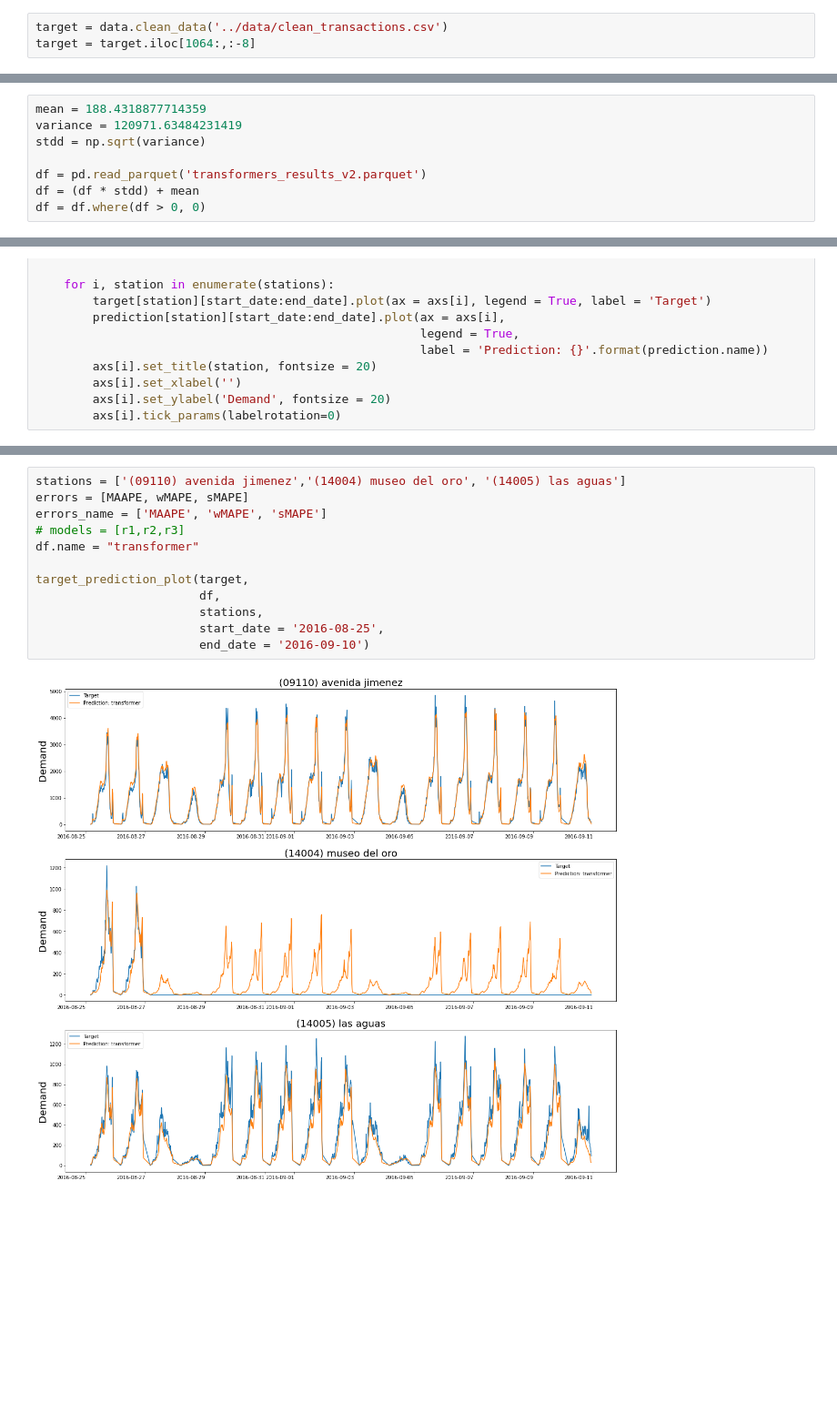
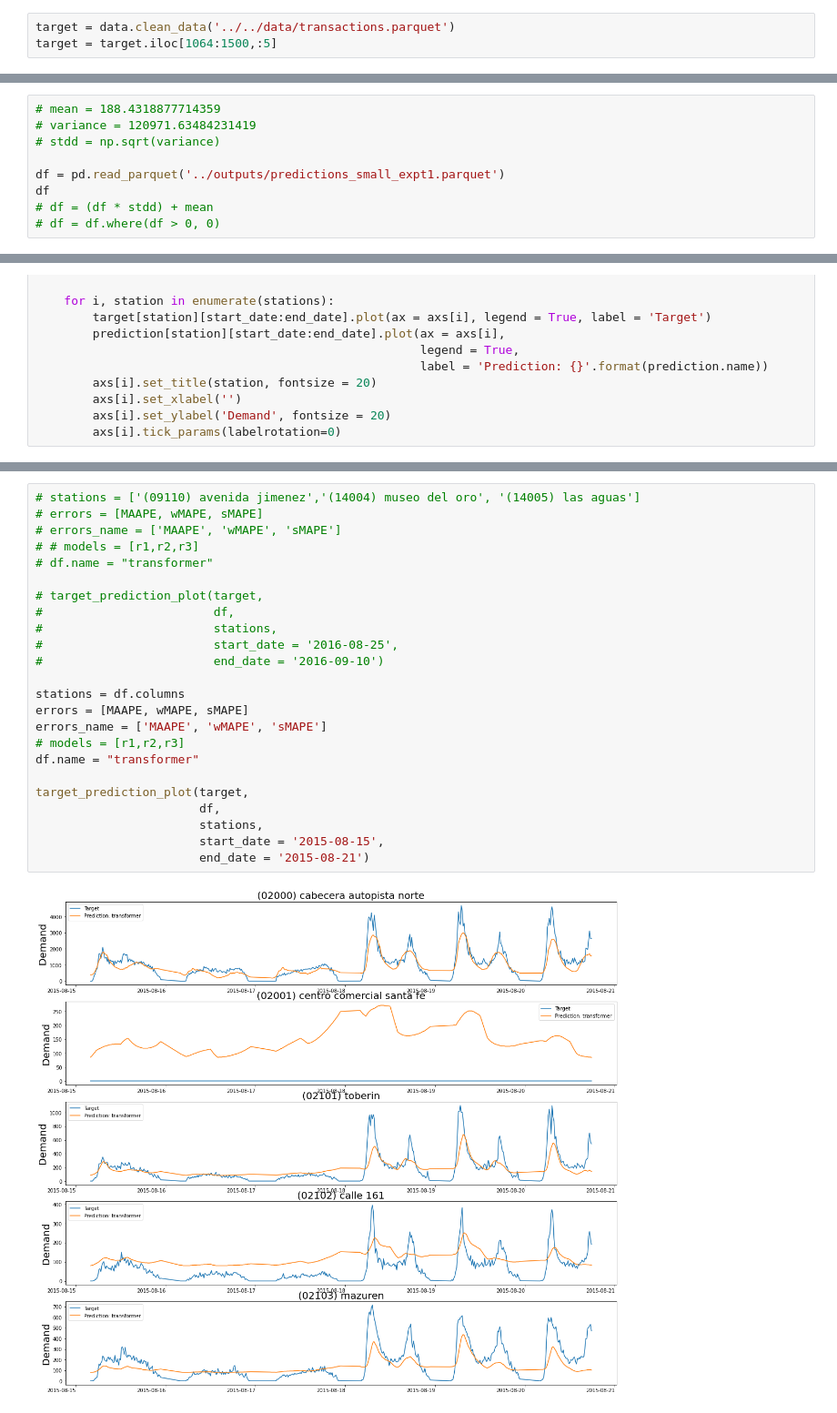
Before and after one commit to jdcaicedo251/transformer_ridership, a Jupyter notebook: transformer_ridership/notebooks/check_results.ipynb, the cells around one changed output, grey strips where cells are left out. Shown at 91% size. Drawn from its saved outputs; the diff is of its cells as text; blank space fills up the shorter version.

```diff
--- a/transformer_ridership/notebooks/check_results.ipynb
+++ b/transformer_ridership/notebooks/check_results.ipynb
@@ -6,3 +13,3 @@ import matplotlib.pyplot as plt
 # %%
-target = data.clean_data('../data/clean_transactions.csv')
-target = target.iloc[1064:,:-8]
+target = data.clean_data('../../data/transactions.parquet')
+target = target.iloc[1064:1500,:5]
@@ -9,8 +33,9 @@ target = target.iloc[1064:,:-8]
 # %%
-mean = 188.4318877714359
-variance = 120971.63484231419
-stdd = np.sqrt(variance)
+# mean = 188.4318877714359
+# variance = 120971.63484231419
+# stdd = np.sqrt(variance)
 
-df = pd.read_parquet('transformers_results_v2.parquet')
-df = (df * stdd) + mean
-df = df.where(df > 0, 0)
+df = pd.read_parquet('../outputs/predictions_small_expt1.parquet')
+df
+# df = (df * stdd) + mean
+# df = df.where(df > 0, 0)
@@ -228,14 +250,26 @@ error_plots(target,
 # %%
-stations = ['(09110) avenida jimenez','(14004) museo del oro', '(14005) las aguas']
+# stations = ['(09110) avenida jimenez','(14004) museo del oro', '(14005) las aguas']
+# errors = [MAAPE, wMAPE, sMAPE]
+# errors_name = ['MAAPE', 'wMAPE', 'sMAPE']
+# # models = [r1,r2,r3]
+# df.name = "transformer"
+
+# target_prediction_plot(target,
+#                        df,
+#                        stations,
+#                        start_date = '2016-08-25',
+#                        end_date = '2016-09-10')
+
+stations = df.columns
 errors = [MAAPE, wMAPE, sMAPE]
 errors_name = ['MAAPE', 'wMAPE', 'sMAPE']
 # models = [r1,r2,r3]
 df.name = "transformer"
 
 target_prediction_plot(target,
                        df,
                        stations,
-                       start_date = '2016-08-25',
-                       end_date = '2016-09-10')
+                       start_date = '2015-08-15',
+                       end_date = '2015-08-21')
 # %% [output]
-[figure, old version]
+[figure, new version]
```
Also changed, not shown: parts of 10 cells of this notebook, 5 other files.
